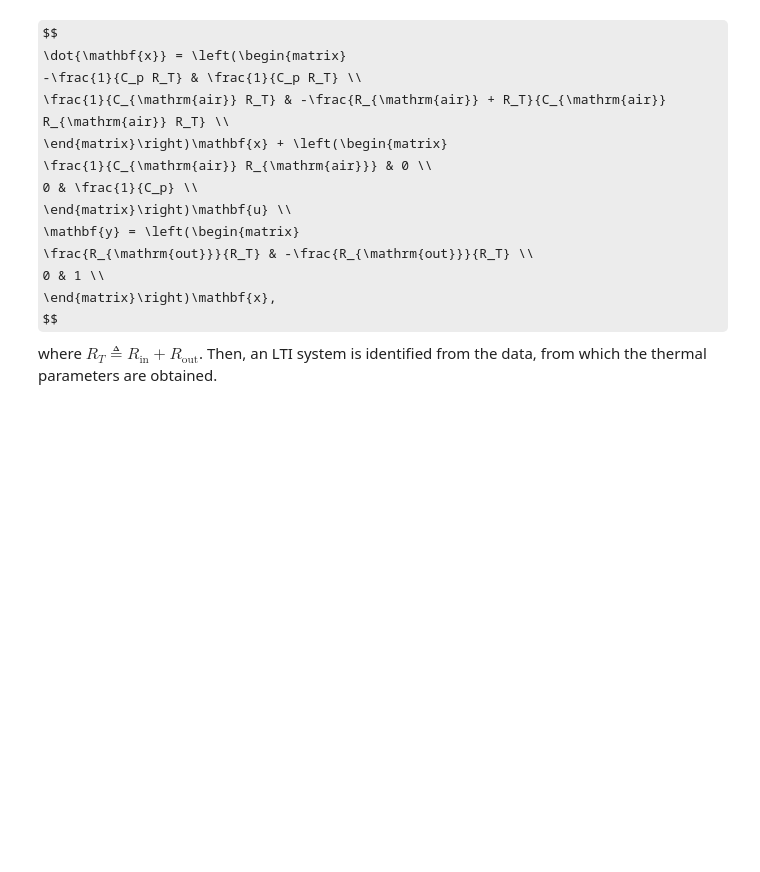
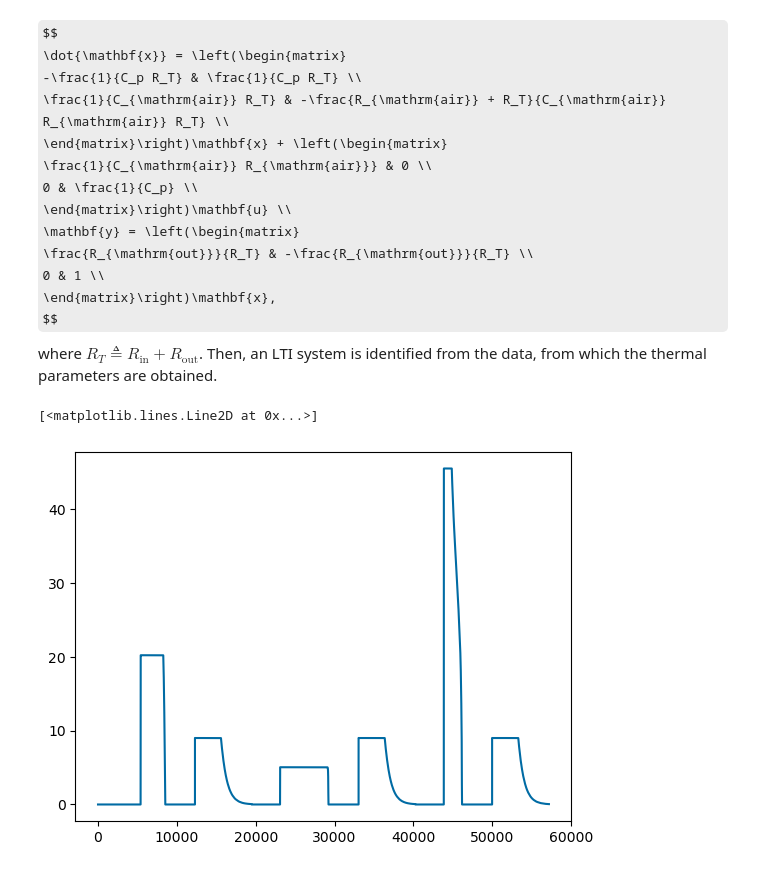
Before and after one commit to prognostics-lab/lion, a Jupyter notebook: data_raw/240209_temptest_C6B2.ipynb, the cells around one changed output. Saved outputs shown, nothing was run; the diff lists cells and outputs as text; code cells hidden in the pictures; some formulas as TeX source; blank space fills up the shorter version.

Commit message:
Added a calculation of the generated heat from the current2

```diff
--- a/data_raw/240209_temptest_C6B2.ipynb
+++ b/data_raw/240209_temptest_C6B2.ipynb
@@ -27,6 +27,8 @@ SAVEFIG_PARAMS = {"dpi": 1000, "bbox_inches": "tight"}
 plt.style.use("tableau-colorblind10")
 # plt.rc("text", usetex=True)
 # plt.rc("font", family="serif")
+
+INTERNAL_RESISTANCE = 4
 # %% [markdown]
 ## Data reading
 # %%
@@ -269,3 +271,10 @@ $$
 \end{matrix}\right)\mathbf{x},
 $$
 where $R_{T} \triangleq R_{\mathrm{in}} + R_{\mathrm{out}}$. Then, an LTI system is identified from the data, from which the thermal parameters are obtained.
+# %%
+gen_heat_segs = [models.generated_heat_from_current(current, temp, soc, INTERNAL_RESISTANCE) for current, temp, soc in zip(cap_current_segs, temp_sur_segs, cap_soc_segs)]
+# %%
+plt.plot(gen_heat_segs[-1])
+# %% [output]
+[<matplotlib.lines.Line2D at 0x...>]
+[figure, added]
```
